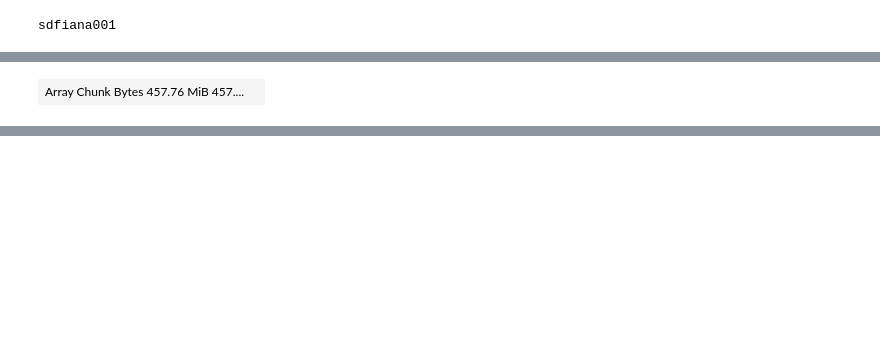
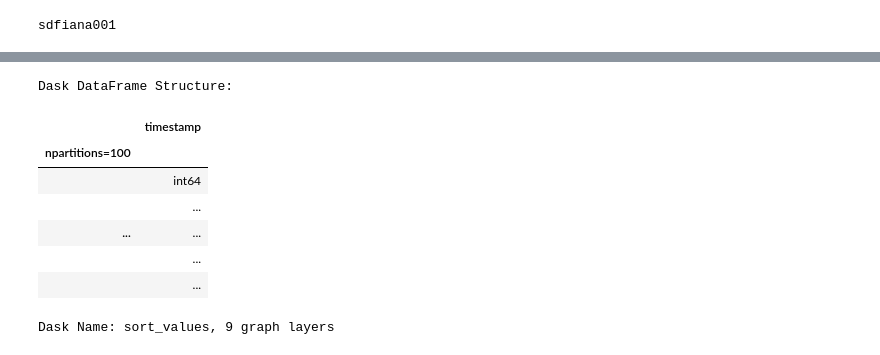
Before and after one commit to monarin/divelite, a Jupyter notebook: dask/dask_sort_parallel.ipynb, the cells around one changed output, grey strips where cells are left out. Drawn from its saved outputs; the diff is of its cells as text; code cells hidden in the pictures; blank space fills up the shorter version.

Commit message:
more dask examples

```diff
--- a/dask/dask_sort_parallel.ipynb
+++ b/dask/dask_sort_parallel.ipynb
@@ -36,9 +32,12 @@ client
 import h5py
 import dask
 import dask.array as da
+import dask.dataframe as dd
 import numpy as np
-f=h5py.File('/sdf/data/lcls/drpsrcf/ffb/users/monarin/h5/mysmallh5.h5', 'r')
+f=h5py.File('/sdf/data/lcls/drpsrcf/ffb/users/monarin/h5/mylargeh5.h5', 'r')
 # %%
 %%time
-da_ts = da.from_array(f['timestamp'], chunks='auto')
+ts_chunks = (10000000,)
+da_ts = da.from_array(f['timestamp'], chunks=ts_chunks)
+dd_ts = dd.from_array(da_ts, columns=['timestamp'])
 # %% [output]
@@ -55,4 +45,0 @@ da_arr = da.from_array(f['calib'], chunks=tuple([10000000]+list(f['calib'].shape
-# %%
-da_arr
-# %% [output]
-| Array Chunk Bytes 457.76 MiB 457.... |  |
@@ -65,0 +46,4 @@ df = dd.from_pandas(pd.DataFrame(data=d), npartitions=2)
+# %%
+%%time
+dd_ts.sort_values('timestamp')
+# %% [output]
@@ -65,0 +52,9 @@ df = dd.from_pandas(pd.DataFrame(data=d), npartitions=2)
+Dask DataFrame Structure:
+|  | timestamp |
+| npartitions=100 |  |
+|  | int64 |
+|  | ... |
+| ... | ... |
+|  | ... |
+|  | ... |
+Dask Name: sort_values, 9 graph layers
```
Also changed, not shown: parts of 30 cells of this notebook, 4 other files.
